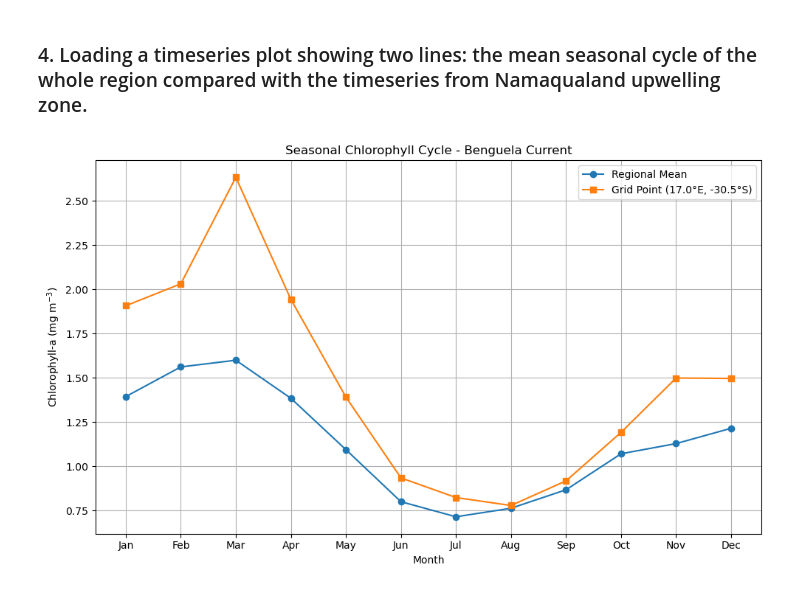
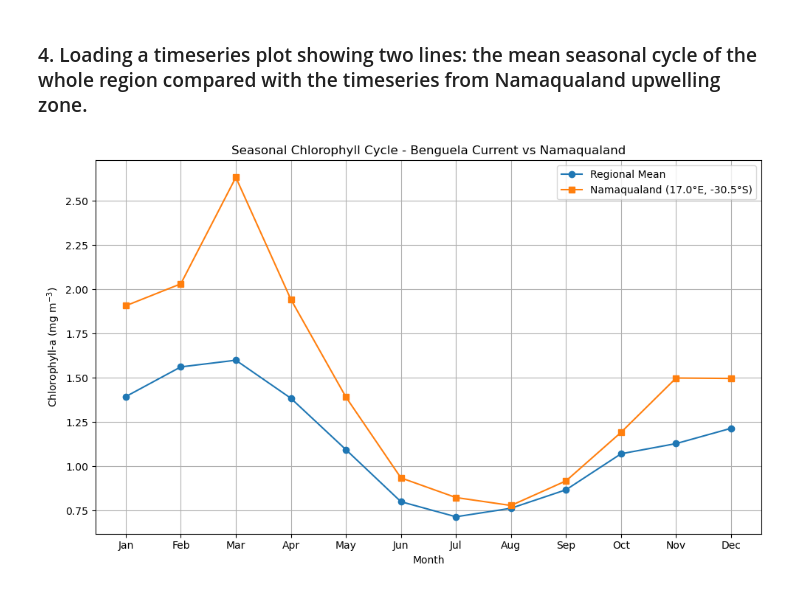
Before and after one commit to lithamkatshwa-droid/SAMOS2026-Core3CS-BenguelaPythoneers, a Jupyter notebook: Benguela_Pythoneers.ipynb, the cells around one changed output. Saved outputs shown, nothing was run; the diff lists cells and outputs as text; code cells hidden in the pictures.

```diff
--- a/Benguela_Pythoneers.ipynb
+++ b/Benguela_Pythoneers.ipynb
@@ -322,33 +322,33 @@ plt.plot(
     months,
     point_series,
     marker='s',
-    label=f'Grid Point ({point_lon}°E, {point_lat}°S)')
+    label=f'Namaqualand ({point_lon}°E, {point_lat}°S)')
 
 # 5. Customize plot
 
 # Set x-axis labels
 plt.xticks(months, month_names)
 
 # Axis labels
 plt.xlabel("Month")
 plt.ylabel("Chlorophyll-a (mg m$^{-3}$)")
 
 # Add title
-plt.title("Seasonal Chlorophyll Cycle - Benguela Current")
+plt.title("Seasonal Chlorophyll Cycle - Benguela Current vs Namaqualand")
 
 # Add grid lines
 plt.grid(True)
 
 # Add legend
 plt.legend()
 
 # Improve spacing
 plt.tight_layout()
 
 # Save image
 plt.savefig("Figure7_Seasonal_Cycle.png", dpi=300, bbox_inches='tight')
 
 # Display plot
 plt.show()
 # %% [output]
-[figure, old version]
+[figure, new version]
```
